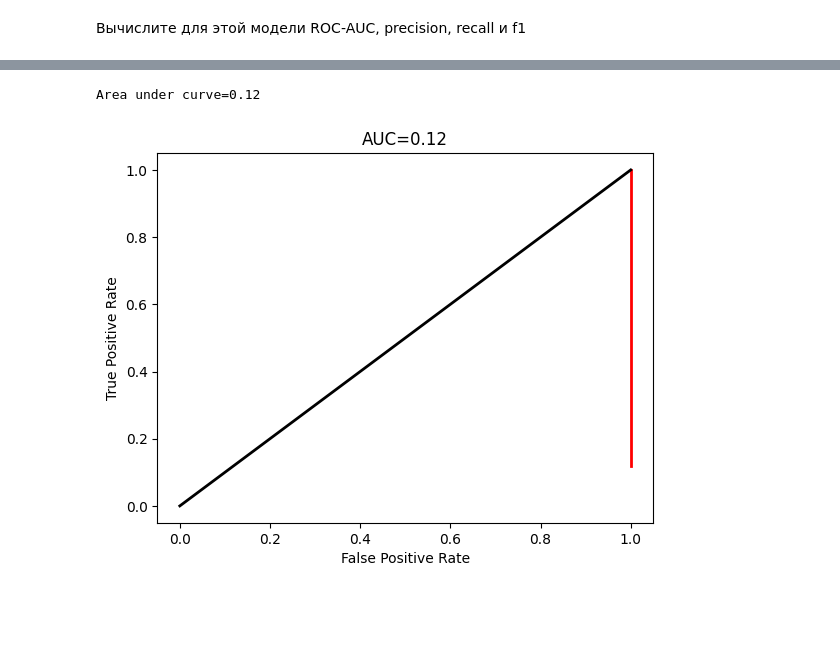
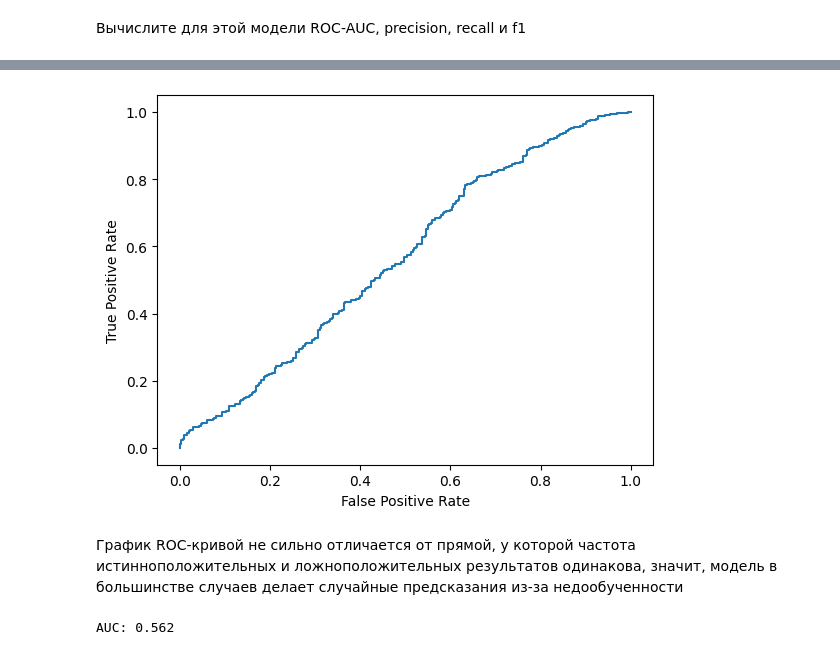
Before and after one commit to GanjaMember/lab3, a Jupyter notebook: Линейная модель и градиентный спуск.ipynb, the cells around one changed output, grey strips where cells are left out. Saved outputs shown, nothing was run; the diff lists cells and outputs as text; code cells hidden in the pictures; blank space fills up the shorter version.

```diff
--- a/Линейная модель и градиентный спуск.ipynb
+++ b/Линейная модель и градиентный спуск.ipynb
@@ -353,52 +354,17 @@ f1_score:  0.15498154981549814
 # %%
-def perf_metrics(y_actual, y_hat,threshold):
-    tp = 0
-    fp = 0
-    tn = 0
-    fn = 0
+from sklearn.metrics import roc_curve, roc_auc_score
 
-    for i in range(len(y_hat)):
-        if(y_hat[i] >= threshold):
-            if(y_actual[i] == 1):
-                tp += 1
-            else:
-                fp += 1
-        elif(y_hat[i] < threshold):
-            if(y_actual[i] == 0):
-                tn += 1
-            else:
-                fn += 1
-
-    #We find the True positive rate and False positive rate based on the threshold
-
-    tpr = tp/(tp+fn)
-    fpr = fp/(tn+fp)
-
-    return [fpr,tpr]
+fpr, tpr, _ = roc_curve(Y, y_scores)
+plt.plot(fpr, tpr)
+plt.ylabel('True Positive Rate')
+plt.xlabel('False Positive Rate')
+plt.show()
+# %% [output]
+[figure, added]
-# %%
-thresholds = [0,.05,.1,.15,.2,.25,.3,.35,.4,.45,.5,.55,.6,.65,.7,.75,.8,.85,.9,.95,1]
-roc_points = []
-for threshold in thresholds:
-    rates = perf_metrics(Y, pred, threshold)
-    roc_points.append(rates)
-
-fpr_array = []
-tpr_array = []
-for i in range(len(roc_points)-1):
-    point1 = roc_points[i]
-    point2 = roc_points[i+1]
-    tpr_array.append([point1[0], point2[0]])
-    fpr_array.append([point1[1], point2[1]])
-
-auc = sum(np.trapz(tpr_array,fpr_array))+1
-print('Area under curve={}'.format(auc))
-
-plt.plot(tpr_array,fpr_array, 'r', lw=2)
-plt.plot([0, 1], [0, 1], 'k-', lw=2)
-plt.xlabel('False Positive Rate')
-plt.ylabel('True Positive Rate')
-plt.title('AUC={}'.format(round(auc,3)))
-plt.show()
-# %% [output]
-Area under curve=0.12
-[figure, removed]
+# %% [markdown]
+График ROC-кривой не сильно отличается от прямой, у которой частота истинноположительных и ложноположительных результатов одинакова, значит, модель в большинстве случаев делает случайные предсказания из-за недообученности
+# %%
+auc = roc_auc_score(Y, y_scores)
+print("AUC: %.3f" % auc)
+# %% [output]
+AUC: 0.562
```
Also changed, not shown: parts of 7 cells of this notebook, 1 other file.
